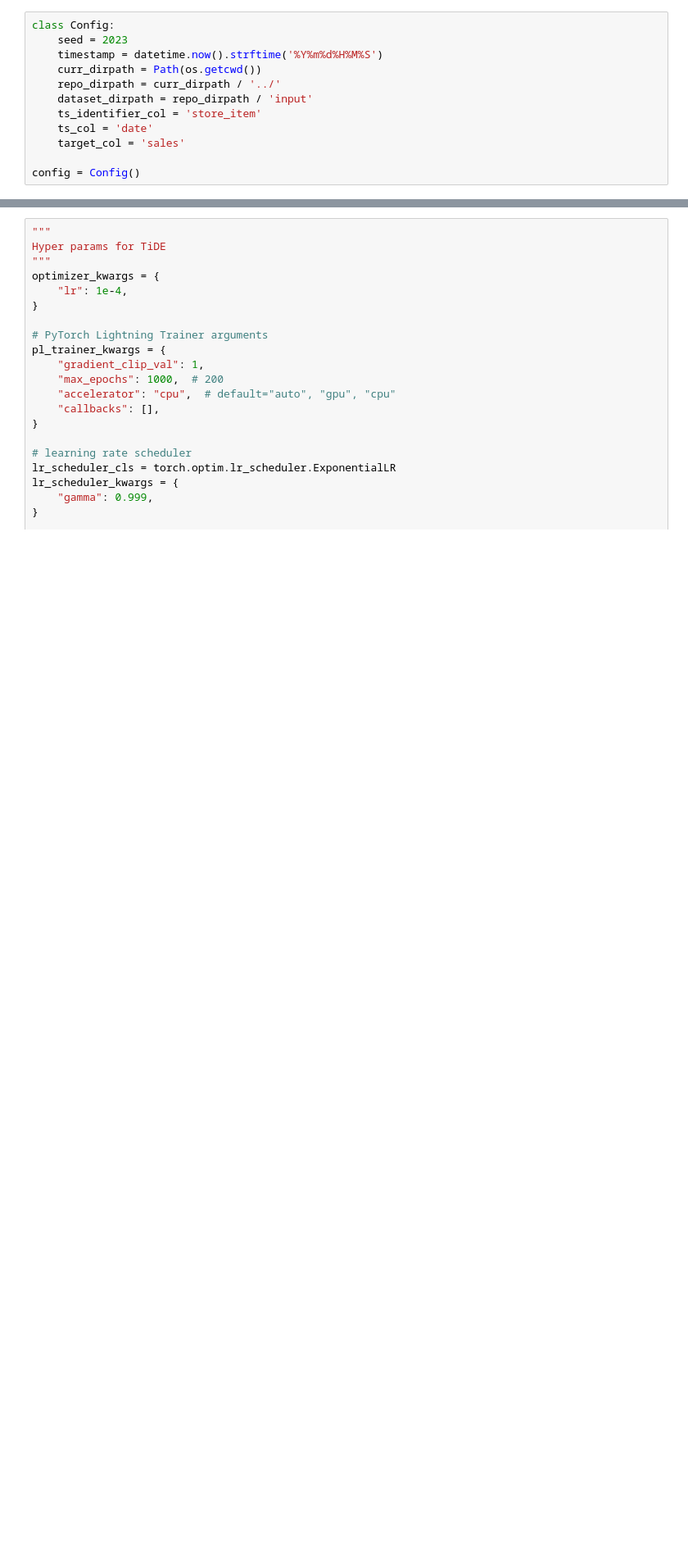
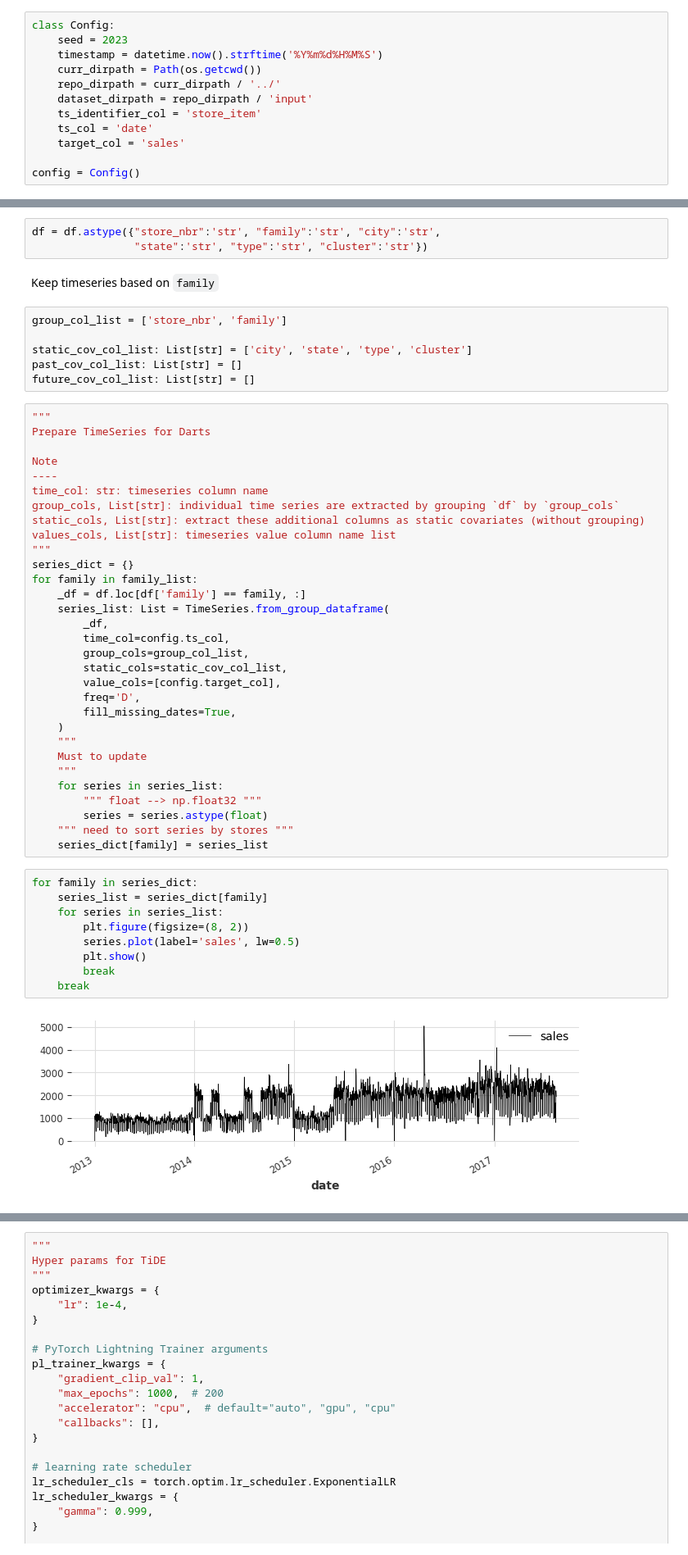
Before and after one commit to caron14/sales_forecasts_walmart, a Jupyter notebook: notebooks/baseline.ipynb, the cells around one changed output, grey strips where cells are left out. Shown at 82% size. Saved outputs shown, nothing was run; the diff lists cells and outputs as text; blank space fills up the shorter version.

```diff
--- a/notebooks/baseline.ipynb
+++ b/notebooks/baseline.ipynb
@@ -276,0 +216,53 @@ for _series in series:
+# %%
+df = df.astype({"store_nbr":'str', "family":'str', "city":'str',
+                "state":'str', "type":'str', "cluster":'str'})
+# %% [markdown]
+Keep timeseries based on `family`
+# %%
+group_col_list = ['store_nbr', 'family']
+
+static_cov_col_list: List[str] = ['city', 'state', 'type', 'cluster']
+past_cov_col_list: List[str] = []
+future_cov_col_list: List[str] = []
+# %%
+"""
+Prepare TimeSeries for Darts
+
+Note
+----
+time_col: str: timeseries column name
+group_cols, List[str]: individual time series are extracted by grouping `df` by `group_cols`
+static_cols, List[str]: extract these additional columns as static covariates (without grouping)
+values_cols, List[str]: timeseries value column name list
+"""
+series_dict = {}
+for family in family_list:
+    _df = df.loc[df['family'] == family, :]
+    series_list: List = TimeSeries.from_group_dataframe(
+        _df,
+        time_col=config.ts_col,
+        group_cols=group_col_list,
+        static_cols=static_cov_col_list,
+        value_cols=[config.target_col],
+        freq='D',
+        fill_missing_dates=True,
+    )
+    """
+    Must to update
+    """
+    for series in series_list:
+        """ float --> np.float32 """
+        series = series.astype(float)
+    """ need to sort series by stores """
+    series_dict[family] = series_list
+# %%
+for family in series_dict:
+    series_list = series_dict[family]
+    for series in series_list:
+        plt.figure(figsize=(8, 2))
+        series.plot(label='sales', lw=0.5)
+        plt.show()
+        break
+    break
+# %% [output]
+[figure, added]
```
Also changed, not shown: parts of 76 cells of this notebook.
